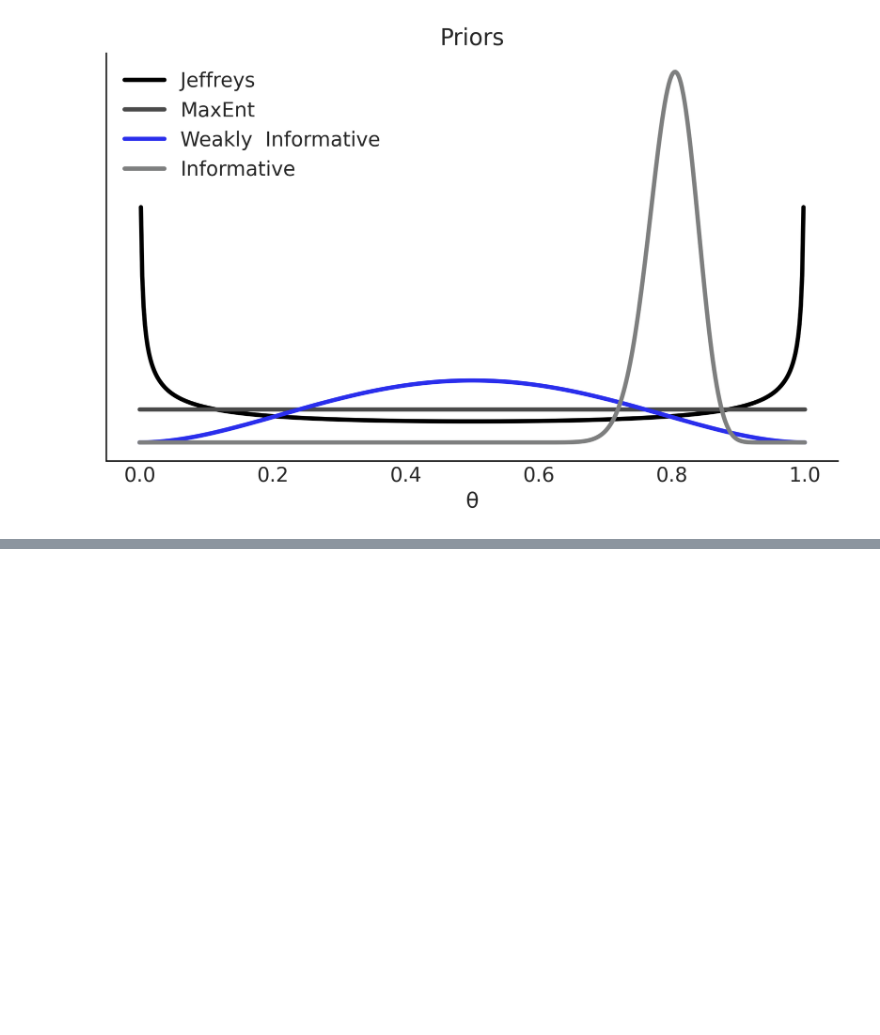
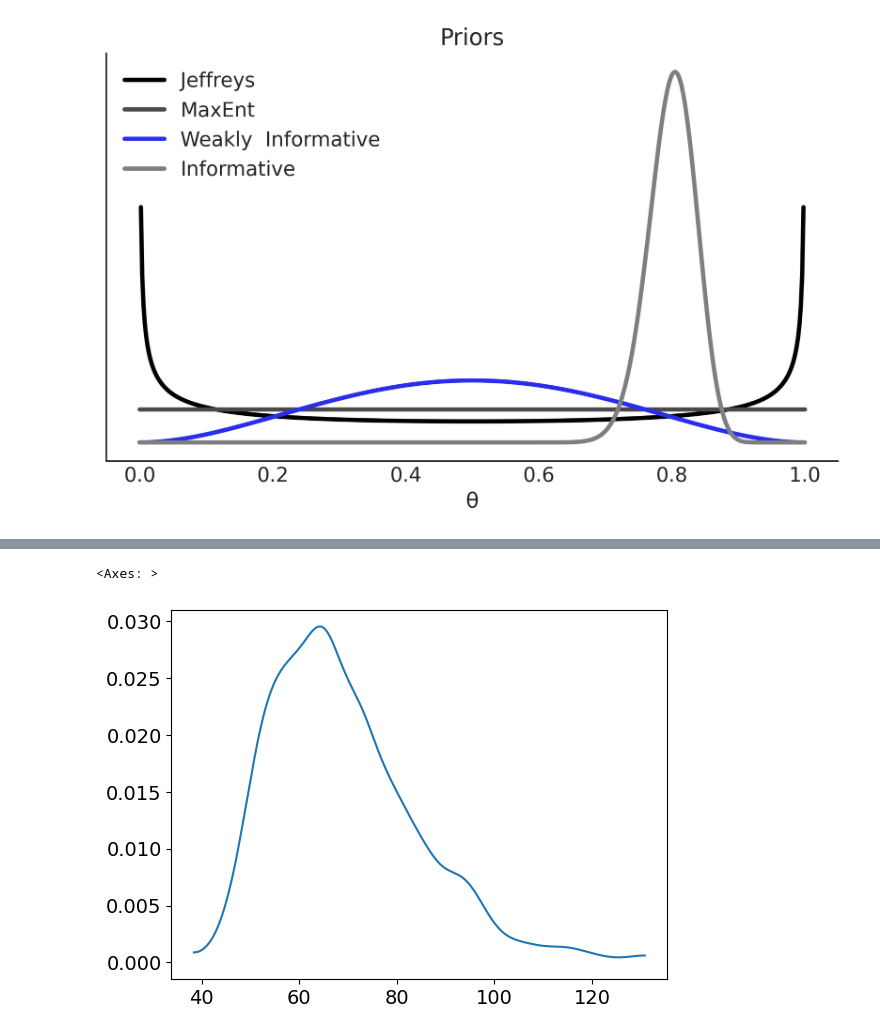
Before and after one commit to tristannew/BayesianModellingandComputationPython, a Jupyter notebook: notebooks_updated/chp_01.ipynb, the cells around one changed output, grey strips where cells are left out. Cells and saved outputs as stored; diff of their text form; code cells hidden in the pictures; blank space fills up the shorter version.

```diff
--- a/notebooks_updated/chp_01.ipynb
+++ b/notebooks_updated/chp_01.ipynb
@@ -337,0 +602,7 @@ plt.savefig("img/chp01/prior_informativeness_spectrum.png")
+# %%
+from scipy.stats import skewnorm
+dw = skewnorm(5, 50, 25).rvs(1000)
+az.plot_dist(dw)
+# %% [output]
+<Axes: >
+[figure, added]
```
Also changed, not shown: parts of 17 cells of this notebook.
